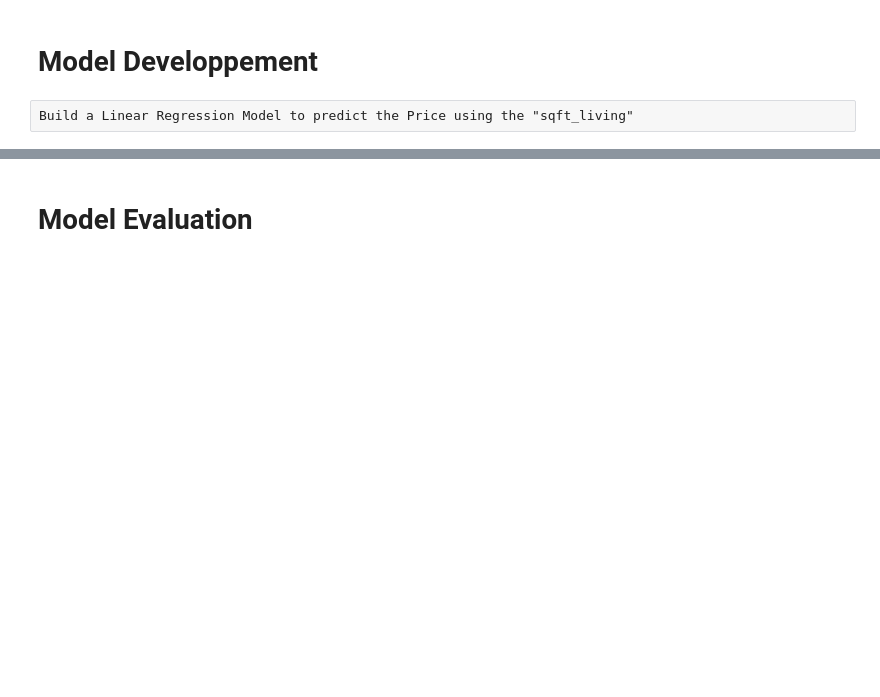
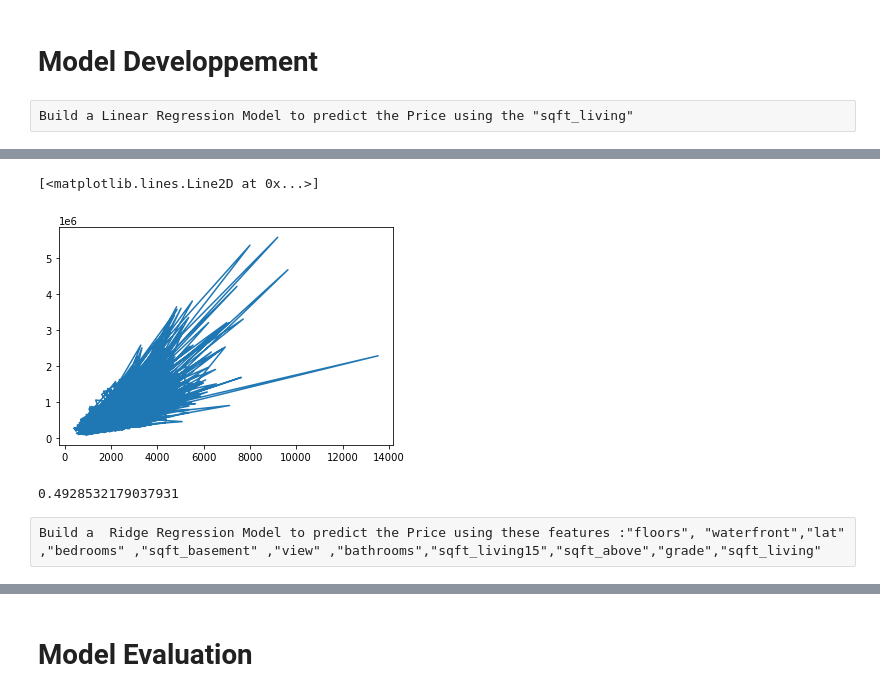
Before and after one commit to HAFDIAHMED/House-Pirce-Predicting, a Jupyter notebook: House Price Predicting.ipynb, the cells around one changed output, grey strips where cells are left out. Saved outputs shown, nothing was run; the diff lists cells and outputs as text; code cells hidden in the pictures; blank space fills up the shorter version.

```diff
--- a/House Price Predicting.ipynb
+++ b/House Price Predicting.ipynb
@@ -218,0 +235,11 @@ from sklearn.model_selection import train_test_split
+# %%
+plt.plot(X_test,Y_test)
+# %% [output]
+[<matplotlib.lines.Line2D at 0x...>]
+[figure, added]
+# %%
+Model_LR.score(X,Y)
+# %% [output]
+0.4928532179037931
+# %% [raw]
+Build a  Ridge Regression Model to predict the Price using these features :"floors", "waterfront","lat" ,"bedrooms" ,"sqft_basement" ,"view" ,"bathrooms","sqft_living15","sqft_above","grade","sqft_living"
```
Also changed, not shown: parts of 14 cells of this notebook.
